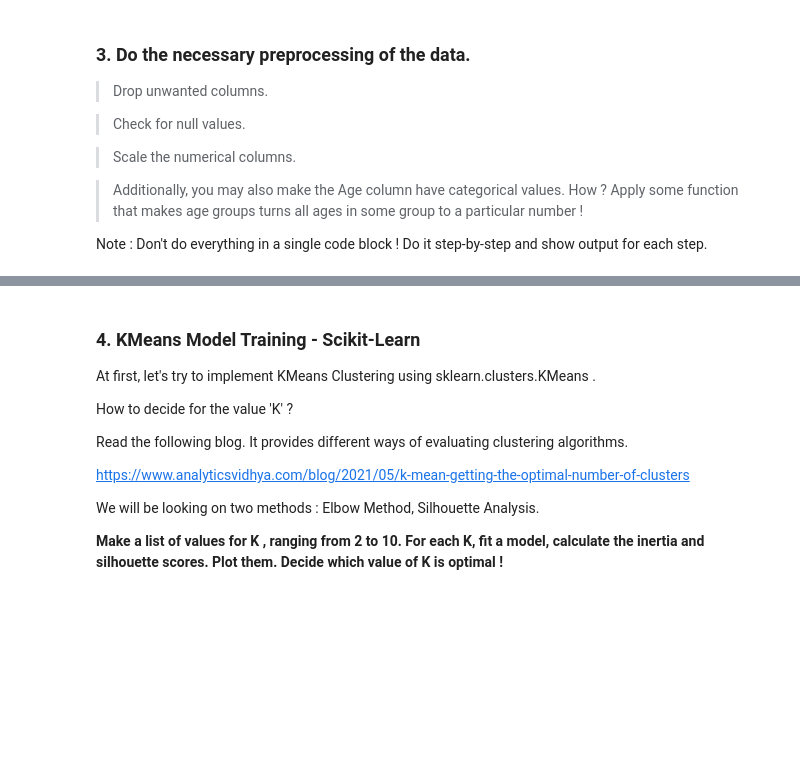
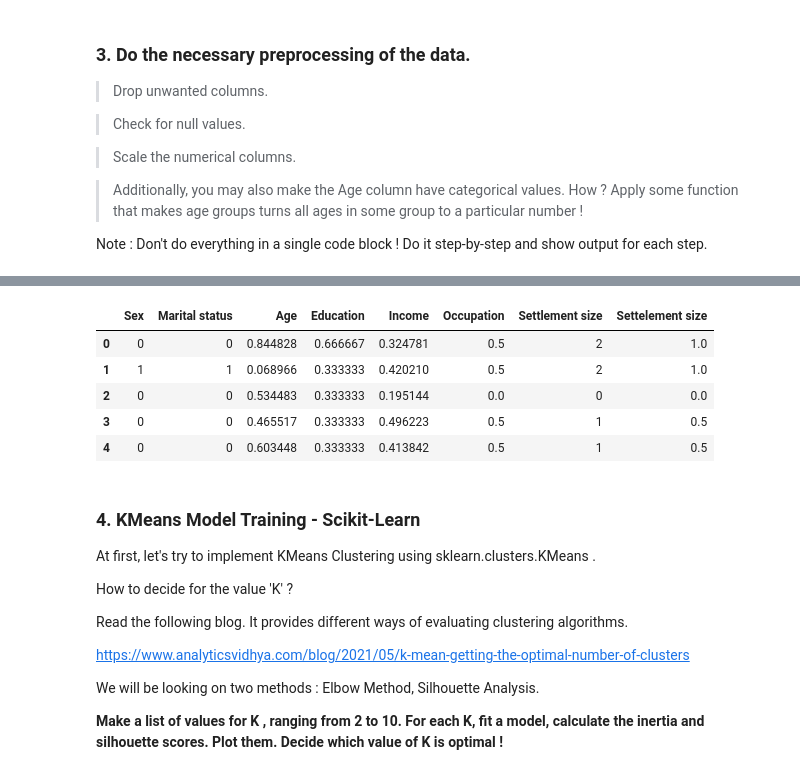
Before and after one commit to Intro-to-ML-and-DL/Intro-to-ML-and-DL, a Jupyter notebook: Week 4/Assignment/Stamatics_Assignment3.ipynb, the cells around one changed output, grey strips where cells are left out. Cells and saved outputs as stored; diff of their text form; code cells hidden in the pictures; blank space fills up the shorter version.

```diff
--- a/Week 4/Assignment/Stamatics_Assignment3.ipynb
+++ b/Week 4/Assignment/Stamatics_Assignment3.ipynb
@@ -93,3 +428,19 @@ Note : Don't do everything in a single code block ! Do it step-by-step and show
+# %%
+from sklearn.preprocessing import MinMaxScaler
+scalar=MinMaxScaler()
+segmentation_df['Age']=scalar.fit_transform(segmentation_df['Age'].values.reshape(-1,1))
+segmentation_df['Education']=scalar.fit_transform(segmentation_df['Education'].values.reshape(-1,1))
+segmentation_df['Income']=scalar.fit_transform(segmentation_df['Income'].values.reshape(-1,1))
+segmentation_df['Occupation']=scalar.fit_transform(segmentation_df['Occupation'].values.reshape(-1,1))
+segmentation_df['Settelement size']=scalar.fit_transform(segmentation_df['Settlement size'].values.reshape(-1,1))
+segmentation_df.head()
+# %% [output]
+|  | Sex | Marital status | Age | Education | Income | Occupation | Settlement size | Settelement size |
+| 0 | 0 | 0 | 0.844828 | 0.666667 | 0.324781 | 0.5 | 2 | 1.0 |
+| 1 | 1 | 1 | 0.068966 | 0.333333 | 0.420210 | 0.5 | 2 | 1.0 |
+| 2 | 0 | 0 | 0.534483 | 0.333333 | 0.195144 | 0.0 | 0 | 0.0 |
+| 3 | 0 | 0 | 0.465517 | 0.333333 | 0.496223 | 0.5 | 1 | 0.5 |
+| 4 | 0 | 0 | 0.603448 | 0.333333 | 0.413842 | 0.5 | 1 | 0.5 |
 # %% [markdown]
 ### 4. KMeans Model Training - Scikit-Learn
 
```
Also changed, not shown: parts of 36 cells of this notebook.
